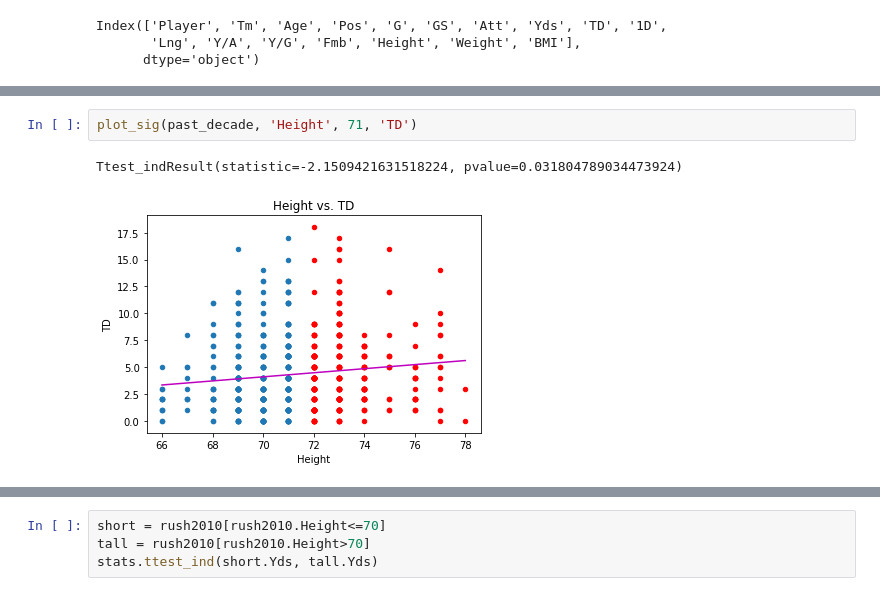
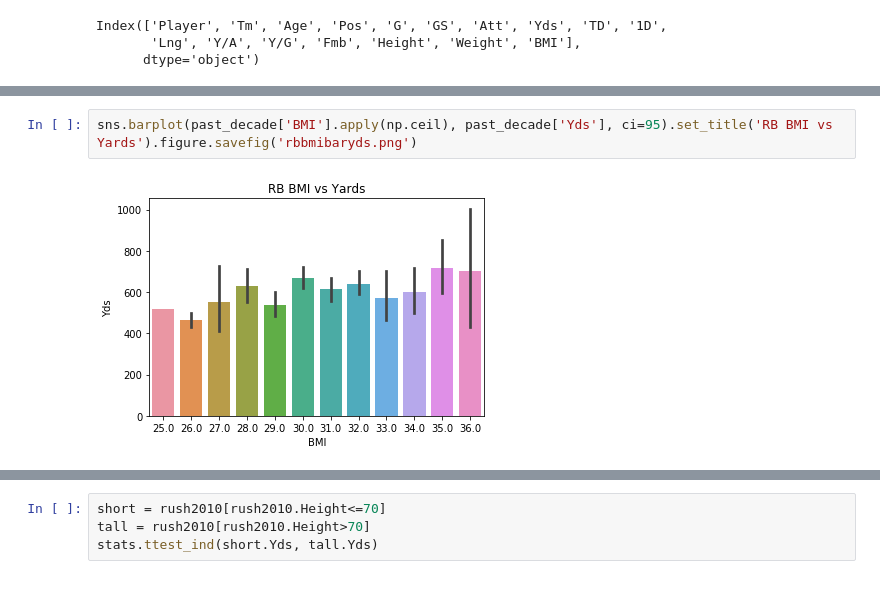
Before and after one commit to shaikh23/Nfl-Analysis, a Jupyter notebook: Rushing.ipynb, the cells around one changed output, grey strips where cells are left out. Cells and saved outputs as stored; diff of their text form.

```diff
--- a/Rushing.ipynb
+++ b/Rushing.ipynb
@@ -135,5 +152,4 @@ Ttest_indResult(statistic=-0.42798108289921066, pvalue=0.6687897562783603)
-# %%
-plot_sig(past_decade, 'Height', 71, 'TD')
-# %% [output]
-Ttest_indResult(statistic=-2.1509421631518224, pvalue=0.031804789034473924)
-[figure, removed]
+# %%
+sns.barplot(past_decade['BMI'].apply(np.ceil), past_decade['Yds'], ci=95).set_title('RB BMI vs Yards').figure.savefig('rbbmibaryds.png')
+# %% [output]
+[figure, added]
```
Also changed, not shown: parts of 11 cells of this notebook.
